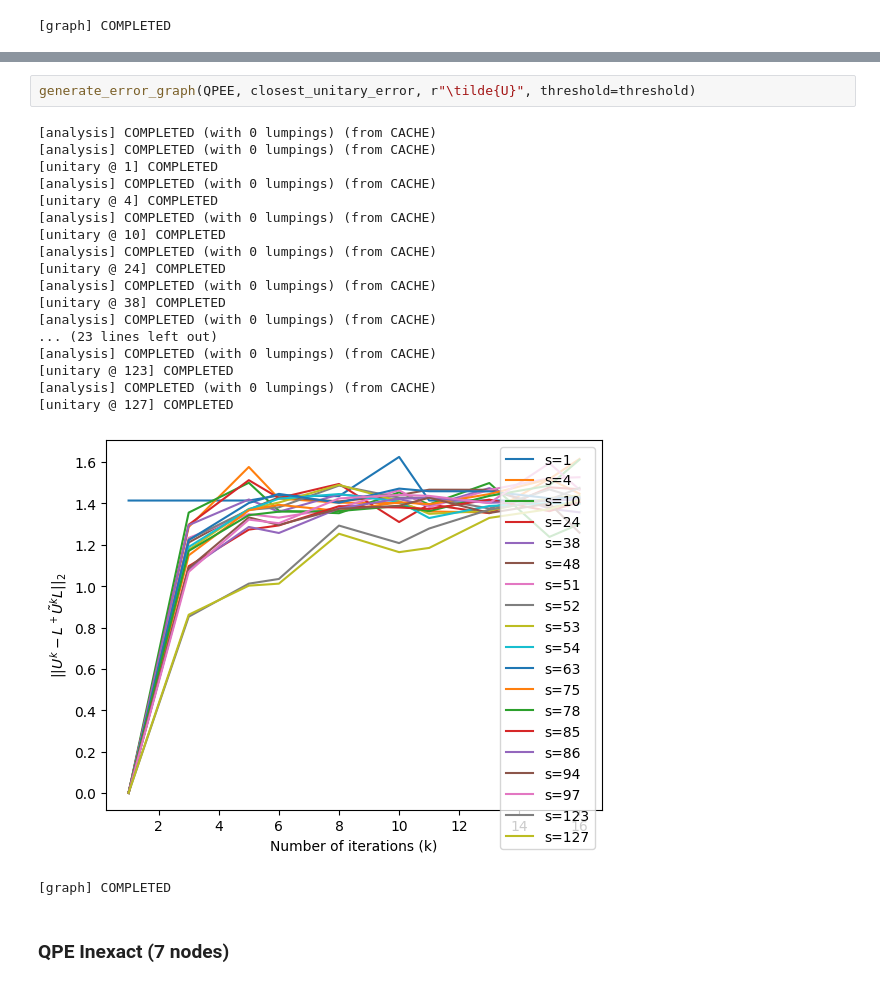
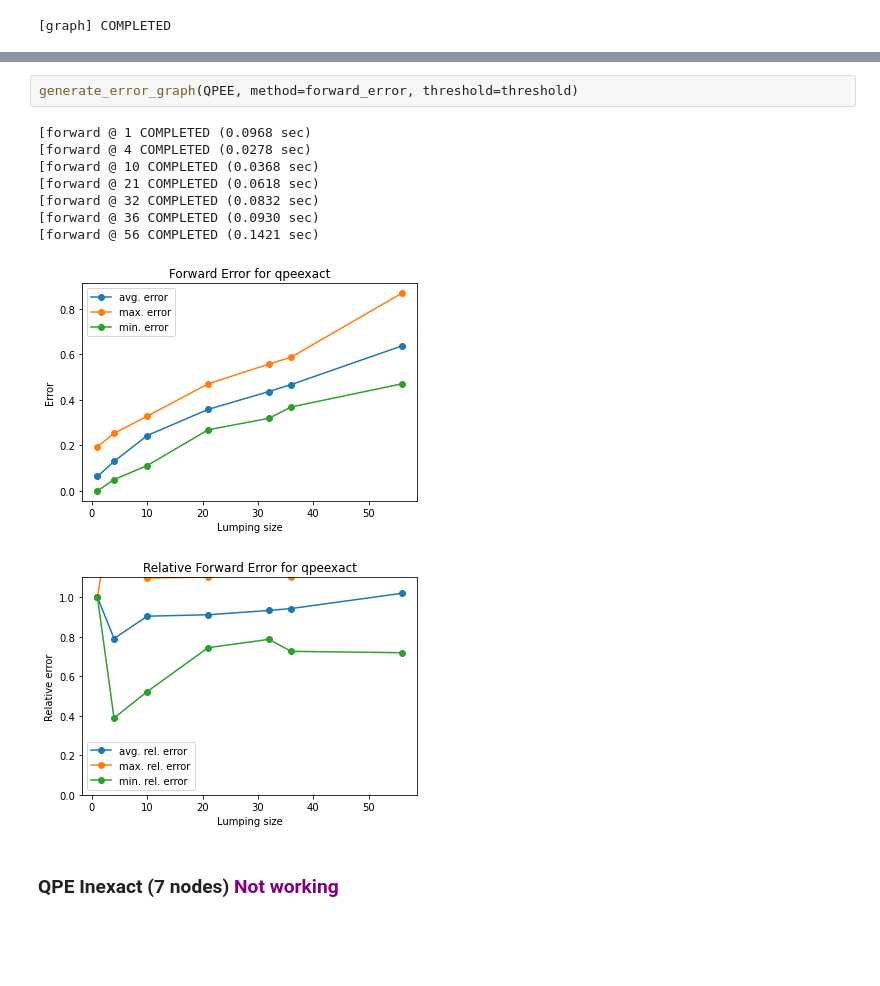
Before and after one commit to Antonio-JP/CLUE, a Jupyter notebook: notebooks/numerical_quantum.ipynb, the cells around one changed output, grey strips where cells are left out. Drawn from its saved outputs; the diff is of its cells as text; blank space fills up the shorter version.

```diff
--- a/notebooks/numerical_quantum.ipynb
+++ b/notebooks/numerical_quantum.ipynb
@@ -459,28 +489,18 @@ generate_error_graph(QPEE, threshold=threshold)
 [graph] COMPLETED
 # %%
-generate_error_graph(QPEE, closest_unitary_error, r"\tilde{U}", threshold=threshold)
+generate_error_graph(QPEE, method=forward_error, threshold=threshold)
 # %% [output]
-[analysis] COMPLETED (with 0 lumpings) (from CACHE)
-[analysis] COMPLETED (with 0 lumpings) (from CACHE)
-[unitary @ 1] COMPLETED
-[analysis] COMPLETED (with 0 lumpings) (from CACHE)
-[unitary @ 4] COMPLETED
-[analysis] COMPLETED (with 0 lumpings) (from CACHE)
-[unitary @ 10] COMPLETED
-[analysis] COMPLETED (with 0 lumpings) (from CACHE)
-[unitary @ 24] COMPLETED
-[analysis] COMPLETED (with 0 lumpings) (from CACHE)
-[unitary @ 38] COMPLETED
-[analysis] COMPLETED (with 0 lumpings) (from CACHE)
-... (23 lines left out)
-[analysis] COMPLETED (with 0 lumpings) (from CACHE)
-[unitary @ 123] COMPLETED
-[analysis] COMPLETED (with 0 lumpings) (from CACHE)
-[unitary @ 127] COMPLETED
+[forward @ 1 COMPLETED (0.0968 sec)
+[forward @ 4 COMPLETED (0.0278 sec)
+[forward @ 10 COMPLETED (0.0368 sec)
+[forward @ 21 COMPLETED (0.0618 sec)
+[forward @ 32 COMPLETED (0.0832 sec)
+[forward @ 36 COMPLETED (0.0930 sec)
+[forward @ 56 COMPLETED (0.1421 sec)
-[figure, old version]
+[figure, new version]
-[graph] COMPLETED
+[figure, added]
 # %% [markdown]
-### **QPE Inexact** (7 nodes)
+### **QPE Inexact** (7 nodes) <font color='purple'>Not working</font>
 # %%
 QPEI = QuantumBenchmark.generate_example("qpeinexact", 7, 0)
 A = analysis(QPEI, threshold)
```
Also changed, not shown: parts of 74 cells of this notebook, 9 other files.
